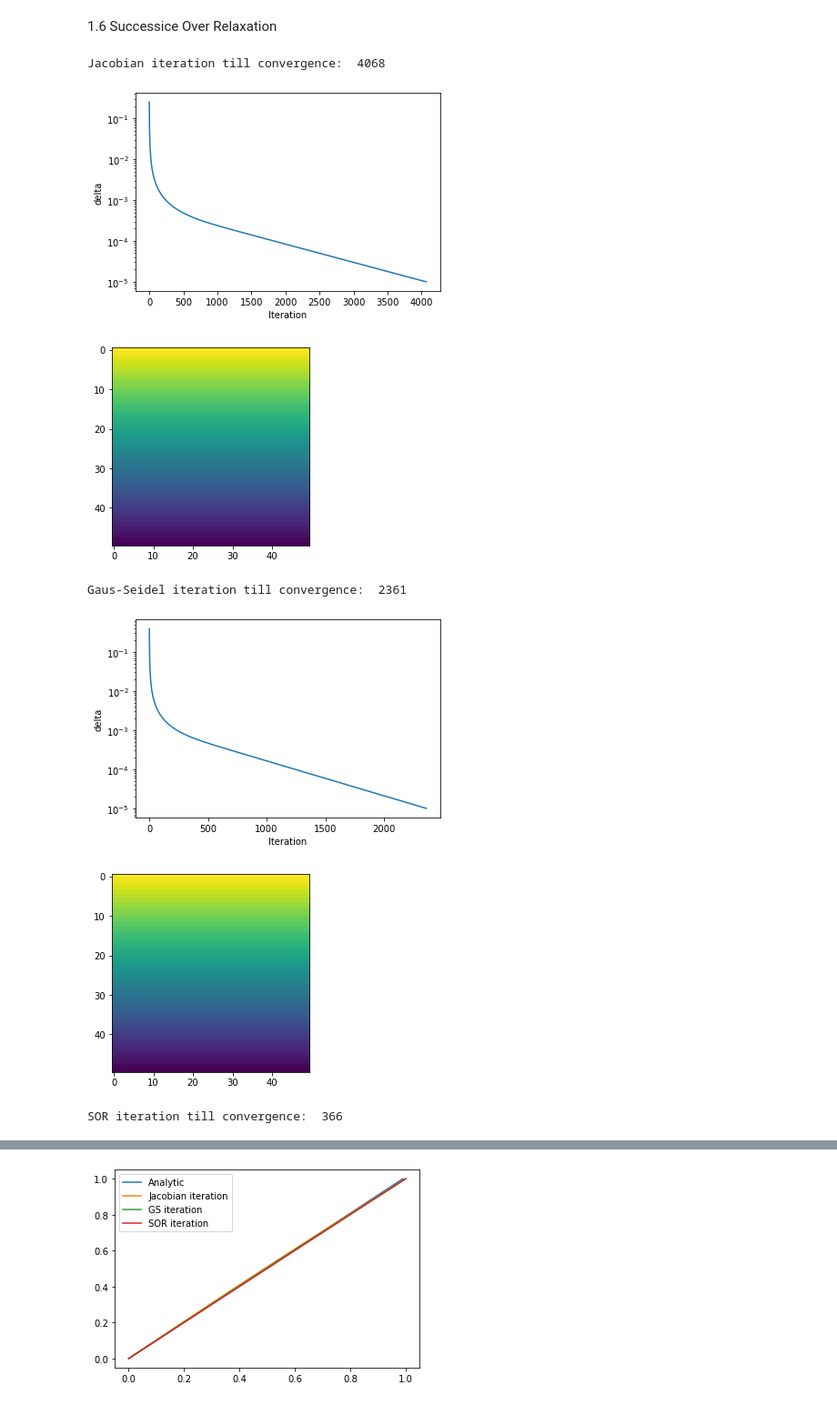
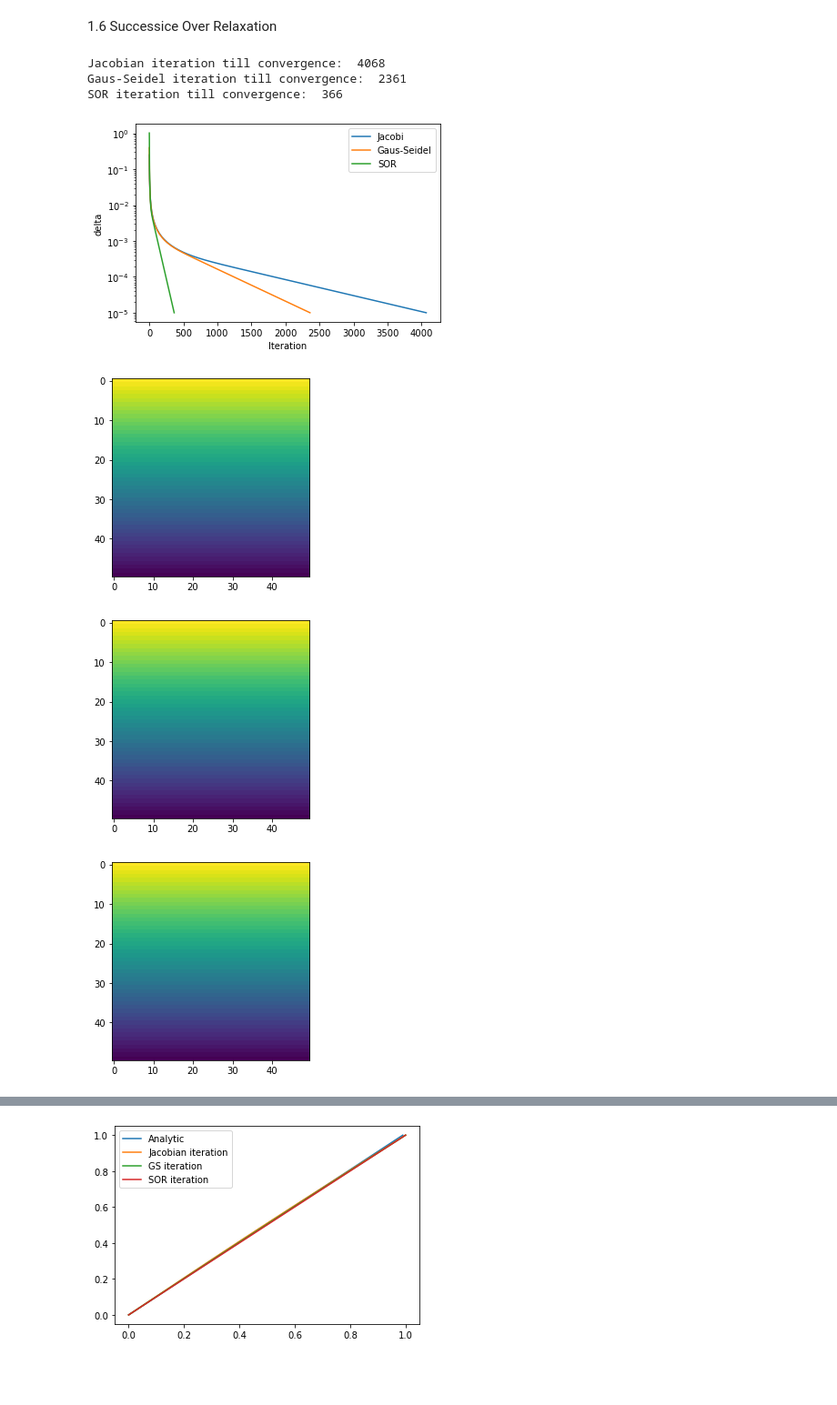
Before and after one commit to karellempes/ScieComp, a Jupyter notebook: Assignment 1/1.6 Successive Over Relaxation.ipynb, the cells around one changed output, grey strips where cells are left out. Shown at 91% size. Saved outputs shown, nothing was run; the diff lists cells and outputs as text; code cells hidden in the pictures; blank space fills up the shorter version.

Commit message:
final plots

```diff
--- a/Assignment 1/1.6 Successive Over Relaxation.ipynb
+++ b/Assignment 1/1.6 Successive Over Relaxation.ipynb
@@ -118,34 +118,27 @@ grid_1, total_iterations_1, delta_1 = iterative(1, e, w)
 grid_2, total_iterations_2, delta_2 = iterative(2, e, w)
 # %%
 print("Jacobian iteration till convergence: " , total_iterations_0)
-plt.plot(delta_0)
+plt.plot(delta_0, label = "Jacobi")
+print("Gaus-Seidel iteration till convergence: " , total_iterations_1)
+plt.plot(delta_1, label = "Gaus-Seidel")
+print("SOR iteration till convergence: " , total_iterations_2)
+plt.plot(delta_2, label = "SOR")
 plt.xlabel("Iteration")
 plt.ylabel("delta")
 plt.yscale("log")
+plt.legend()
 plt.show()
 plt.imshow(grid_0)
 plt.show()
-print("Gaus-Seidel iteration till convergence: " , total_iterations_1)
-plt.plot(delta_1)
-plt.xlabel("Iteration")
-plt.ylabel("delta")
-plt.yscale("log")
-plt.show()
 plt.imshow(grid_1)
-plt.show()
-print("SOR iteration till convergence: " , total_iterations_2)
-plt.plot(delta_2)
-plt.xlabel("Iteration")
-plt.ylabel("delta")
-plt.yscale("log")
 plt.show()
 plt.imshow(grid_2)
 plt.show()
 # %% [output]
 Jacobian iteration till convergence:  4068
+Gaus-Seidel iteration till convergence:  2361
+SOR iteration till convergence:  366
-[figure, old version]
+[figure, new version]
 [figure]
-Gaus-Seidel iteration till convergence:  2361
-[figure, old version]
+[figure, new version]
 [figure]
-SOR iteration till convergence:  366
```
Also changed, not shown: parts of 1 cell of this notebook, 3 other files.
